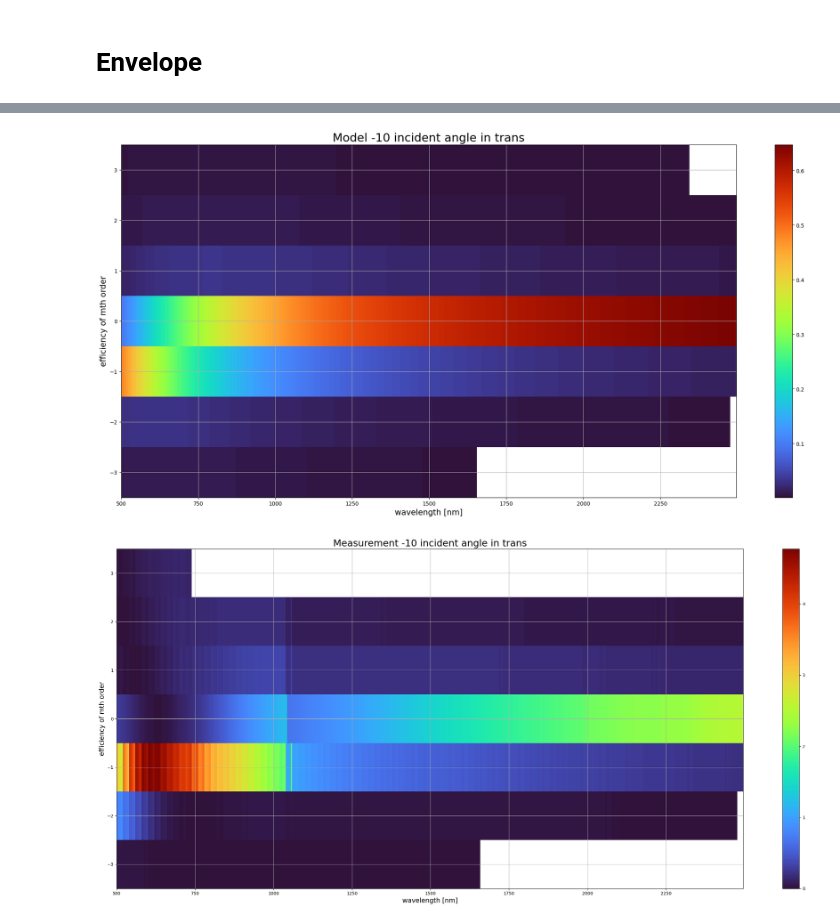
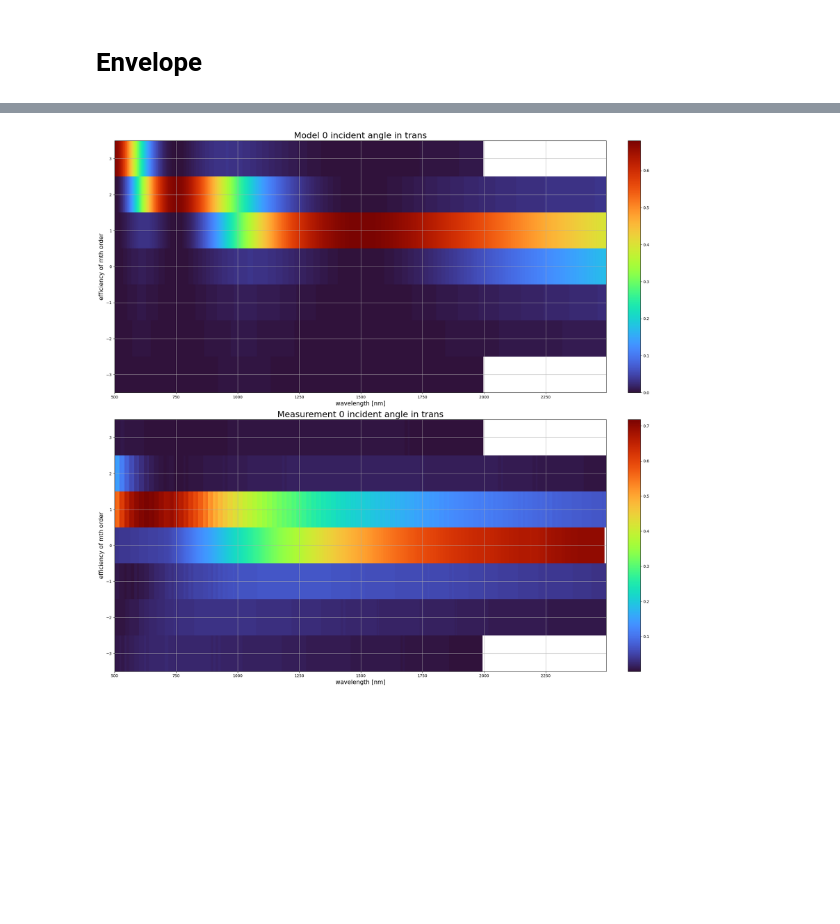
Before and after one commit to JohnyCoder238/Diploma_thesis, a Jupyter notebook: diffraction_data_processing_and_simulation.ipynb, the cells around one changed output, grey strips where cells are left out. Saved outputs shown, nothing was run; the diff lists cells and outputs as text; code cells hidden in the pictures; blank space fills up the shorter version.

```diff
--- a/diffraction_data_processing_and_simulation.ipynb
+++ b/diffraction_data_processing_and_simulation.ipynb
@@ -375,6 +344,5 @@ Orders:  [-3, -2, -1, 0, 1, 2, 3]
 # %%
-my_processor.compare(-10, 'trans')
+daidalos.compare(0,'trans')
 # %% [output]
-[figure, old version]
+[figure, new version]
-[figure, removed]
 # %%
```
Also changed, not shown: parts of 8 cells of this notebook.
